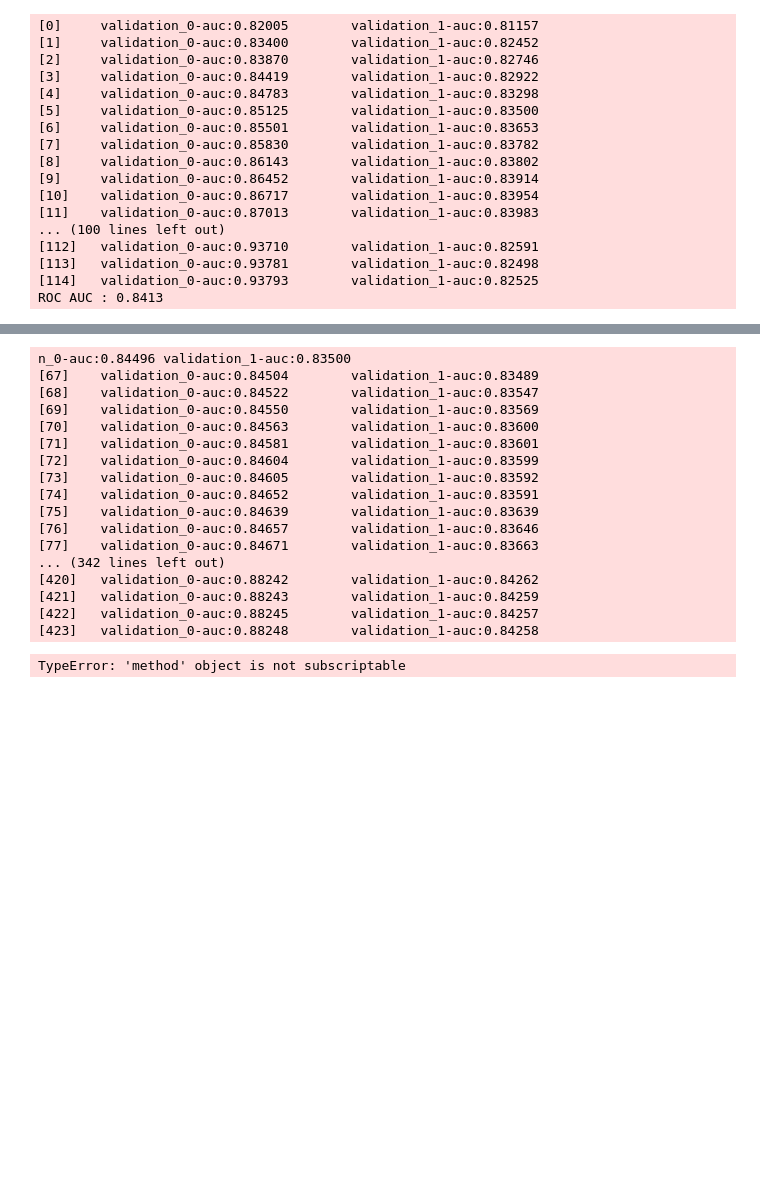
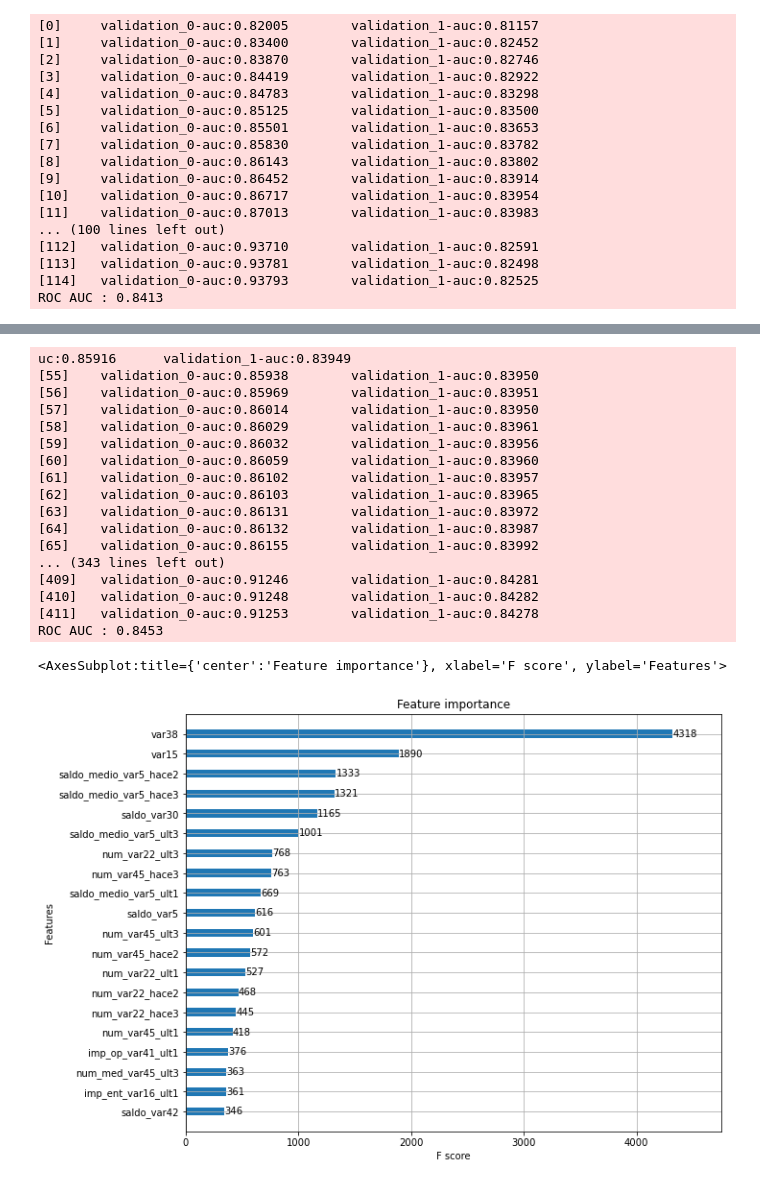
Before and after one commit to mg4432/PerfectGuide, a Jupyter notebook: Santander_Customer_Satisfaction_practice.ipynb, the cells around one changed output, grey strips where cells are left out. Saved outputs shown, nothing was run; the diff lists cells and outputs as text; code cells hidden in the pictures; blank space fills up the shorter version.

```diff
--- a/Santander_Customer_Satisfaction_practice.ipynb
+++ b/Santander_Customer_Satisfaction_practice.ipynb
@@ -180,30 +171,35 @@ XGBClassifier(base_score=0.5, booster='gbtree', colsample_bylevel=1,
 # %%
-# n_estimators를 1000으로 증가시키고, learning_rate = 0.02, reg_alpha = 0.03
-xgb_clf = XGBClassifier(n_estimators = 1000, random_state = 156, learning_rate = 0.02, max_depth = 5,\
-                        min_child_weight = 1, colsample_bytree = 0.75, reg_alpha = 0.03)
+xgb_clf = XGBClassifier(n_estimators = 1000, random_state = 156, learning_rate = 0.02, max_depth = 7, min_child_weight = 1, colsample_bytree = 0.75, reg_alpha = 0.03)
 
-# evaluation metric을 AUC로, early stopping은 200으로 설정
-xgb_clf.fit(X_train, y_train, early_stopping_rounds = 200,
-            eval_metric = 'auc', eval_set = [(X_train, y_train), (X_test, y_test)])
+xgb_clf.fit(X_train, y_train, early_stopping_rounds = 200, eval_metric = 'auc', eval_set = [(X_train, y_train), (X_test, y_test)])
 
-xgb_roc_score = roc_auc_score(y_test, xgb_clf.predict_proba[:,1], average = 'macro')
+xgb_roc_score = roc_auc_score(y_test, xgb_clf.predict_proba(X_test)[:,1], average = 'macro')
 print('ROC AUC : {0:.4f}'.format(xgb_roc_score))
 # %% [output]
-n_0-auc:0.84496 validation_1-auc:0.83500
-[67]    validation_0-auc:0.84504        validation_1-auc:0.83489
-[68]    validation_0-auc:0.84522        validation_1-auc:0.83547
-[69]    validation_0-auc:0.84550        validation_1-auc:0.83569
-[70]    validation_0-auc:0.84563        validation_1-auc:0.83600
-[71]    validation_0-auc:0.84581        validation_1-auc:0.83601
-[72]    validation_0-auc:0.84604        validation_1-auc:0.83599
-[73]    validation_0-auc:0.84605        validation_1-auc:0.83592
-[74]    validation_0-auc:0.84652        validation_1-auc:0.83591
-[75]    validation_0-auc:0.84639        validation_1-auc:0.83639
-[76]    validation_0-auc:0.84657        validation_1-auc:0.83646
-[77]    validation_0-auc:0.84671        validation_1-auc:0.83663
-... (342 lines left out)
-[420]   validation_0-auc:0.88242        validation_1-auc:0.84262
-[421]   validation_0-auc:0.88243        validation_1-auc:0.84259
-[422]   validation_0-auc:0.88245        validation_1-auc:0.84257
-[423]   validation_0-auc:0.88248        validation_1-auc:0.84258
+uc:0.85916      validation_1-auc:0.83949
+[55]    validation_0-auc:0.85938        validation_1-auc:0.83950
+[56]    validation_0-auc:0.85969        validation_1-auc:0.83951
+[57]    validation_0-auc:0.86014        validation_1-auc:0.83950
+[58]    validation_0-auc:0.86029        validation_1-auc:0.83961
+[59]    validation_0-auc:0.86032        validation_1-auc:0.83956
+[60]    validation_0-auc:0.86059        validation_1-auc:0.83960
+[61]    validation_0-auc:0.86102        validation_1-auc:0.83957
+[62]    validation_0-auc:0.86103        validation_1-auc:0.83965
+[63]    validation_0-auc:0.86131        validation_1-auc:0.83972
+[64]    validation_0-auc:0.86132        validation_1-auc:0.83987
+[65]    validation_0-auc:0.86155        validation_1-auc:0.83992
+... (343 lines left out)
+[409]   validation_0-auc:0.91246        validation_1-auc:0.84281
+[410]   validation_0-auc:0.91248        validation_1-auc:0.84282
+[411]   validation_0-auc:0.91253        validation_1-auc:0.84278
+ROC AUC : 0.8453
-TypeError: 'method' object is not subscriptable
+# %%
+from xgboost import plot_importance
+import matplotlib.pyplot as plt
+%matplotlib inline
+
+fig, ax = plt.subplots(1, 1, figsize = (10, 8))
+plot_importance(xgb_clf, ax = ax, max_num_features = 20, height = .4)
+# %% [output]
+<AxesSubplot:title={'center':'Feature importance'}, xlabel='F score', ylabel='Features'>
+[figure, added]
```
Also changed, not shown: parts of 8 cells of this notebook.
